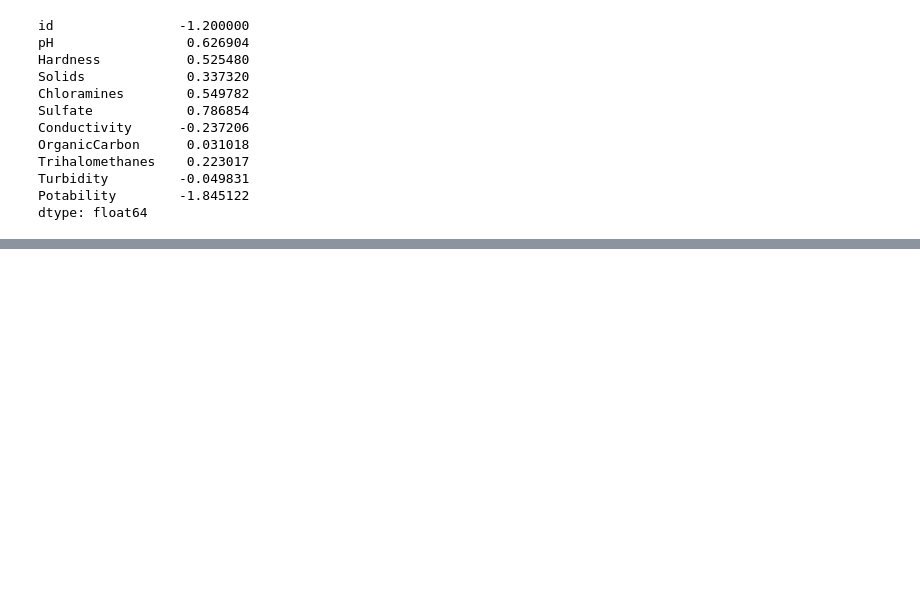
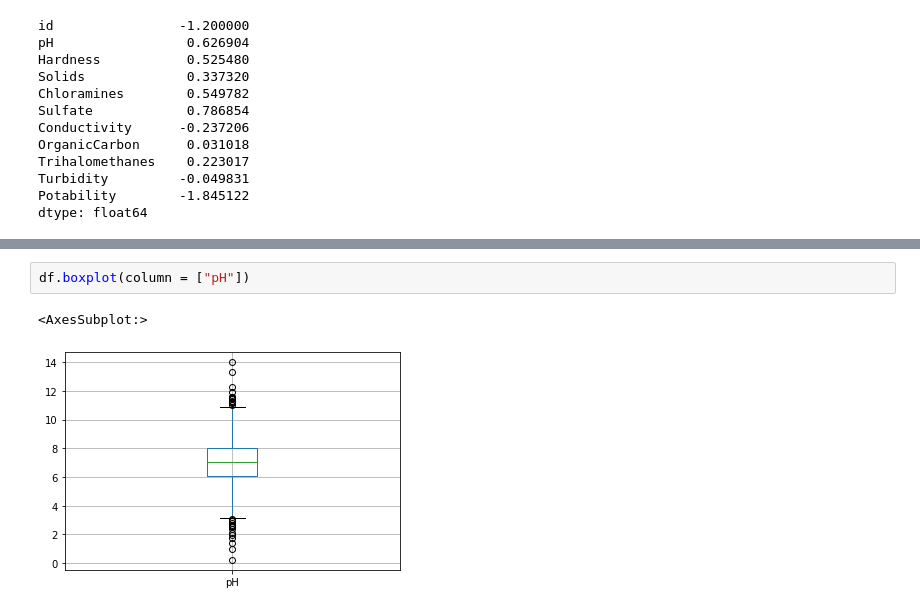
Before and after one commit to TubesForLyfe/ProbStat, a Jupyter notebook: src/main.ipynb, the cells around one changed output, grey strips where cells are left out. Saved outputs shown, nothing was run; the diff lists cells and outputs as text; blank space fills up the shorter version.

```diff
--- a/src/main.ipynb
+++ b/src/main.ipynb
@@ -143,0 +149,5 @@ dtype: float64
+# %%
+df.boxplot(column = ["pH"])
+# %% [output]
+<AxesSubplot:>
+[figure, added]
```
Also changed, not shown: parts of 9 cells of this notebook.
